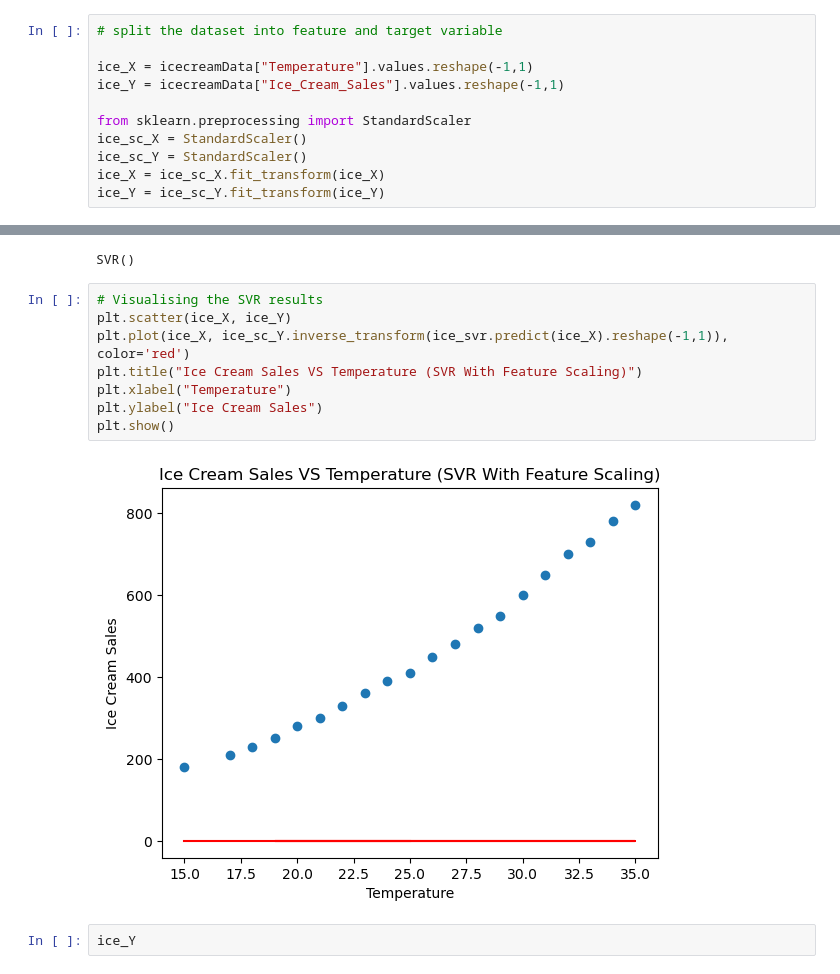
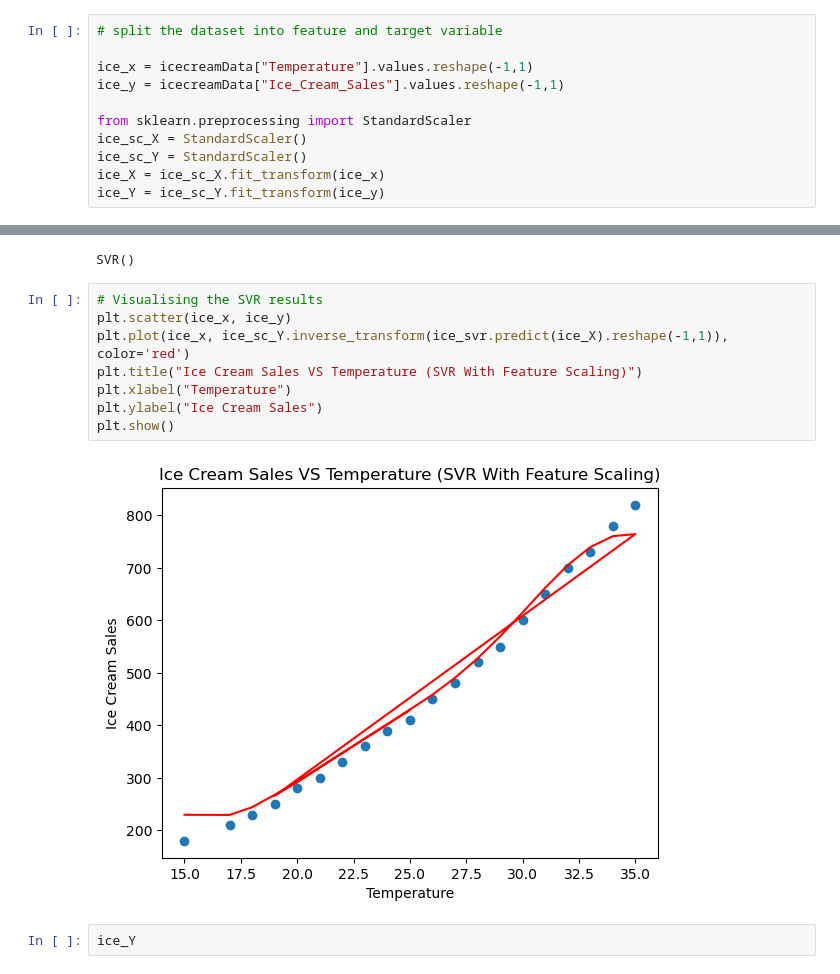
Before and after one commit to Ezerioha-ifeanyi/Week-15-Take-Home, a Jupyter notebook: Take Home.ipynb, the cells around one changed output, grey strips where cells are left out. Saved outputs shown, nothing was run; the diff lists cells and outputs as text.

```diff
--- a/Take Home.ipynb
+++ b/Take Home.ipynb
@@ -323,14 +323,14 @@ plt.show()
 # %%
 # split the dataset into feature and target variable
 
-ice_X = icecreamData["Temperature"].values.reshape(-1,1)
-ice_Y = icecreamData["Ice_Cream_Sales"].values.reshape(-1,1)
+ice_x = icecreamData["Temperature"].values.reshape(-1,1)
+ice_y = icecreamData["Ice_Cream_Sales"].values.reshape(-1,1)
 
 from sklearn.preprocessing import StandardScaler
 ice_sc_X = StandardScaler()
 ice_sc_Y = StandardScaler()
-ice_X = ice_sc_X.fit_transform(ice_X)
-ice_Y = ice_sc_Y.fit_transform(ice_Y)
+ice_X = ice_sc_X.fit_transform(ice_x)
+ice_Y = ice_sc_Y.fit_transform(ice_y)
 # %%
 # Fitting SVR to the dataset
 from sklearn.svm import SVR
@@ -340,14 +340,14 @@ ice_svr.fit(ice_X, ice_Y.ravel())
 SVR()
 # %%
 # Visualising the SVR results
-plt.scatter(ice_X, ice_Y)
-plt.plot(ice_X, ice_sc_Y.inverse_transform(ice_svr.predict(ice_X).reshape(-1,1)), color='red')
+plt.scatter(ice_x, ice_y)
+plt.plot(ice_x, ice_sc_Y.inverse_transform(ice_svr.predict(ice_X).reshape(-1,1)), color='red')
 plt.title("Ice Cream Sales VS Temperature (SVR With Feature Scaling)")
 plt.xlabel("Temperature")
 plt.ylabel("Ice Cream Sales")
 plt.show()
 # %% [output]
-[figure, old version]
+[figure, new version]
 # %%
 ice_Y
 # %% [output]
```
Also changed, not shown: parts of 1 cell of this notebook.
